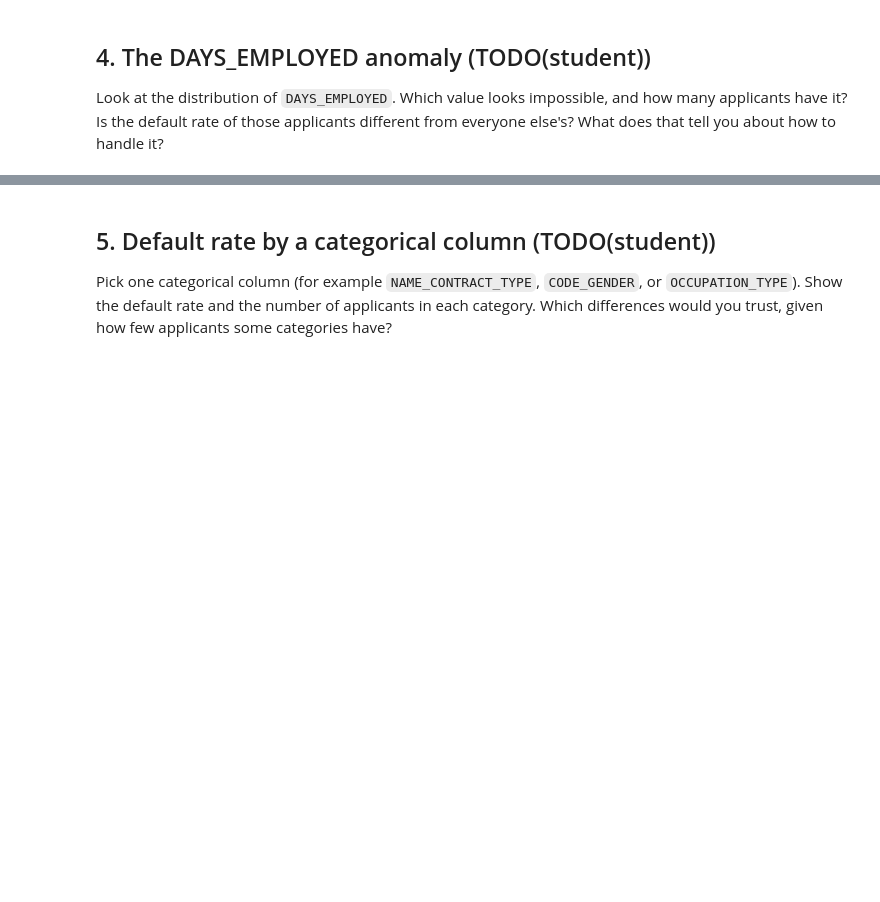
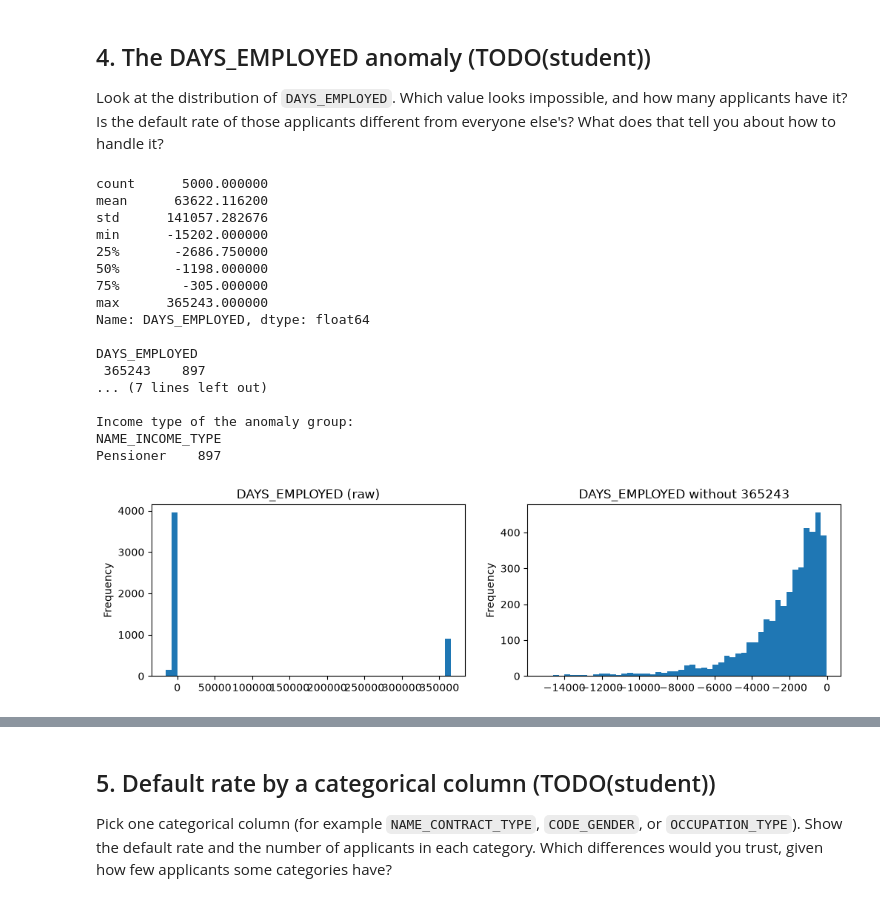
Before and after one commit to nguyennminh/ITAI-4153-Final-Project, a Jupyter notebook: credit-risk-week1/notebooks/01_eda.ipynb, the cells around one changed output, grey strips where cells are left out. Cells and saved outputs as stored; diff of their text form; code cells hidden in the pictures; blank space fills up the shorter version.

```diff
--- a/credit-risk-week1/notebooks/01_eda.ipynb
+++ b/credit-risk-week1/notebooks/01_eda.ipynb
@@ -48,4 +103,39 @@ Look at the distribution of `DAYS_EMPLOYED`. Which value looks impossible, and h
 applicants have it? Is the default rate of those applicants different from everyone else's?
 What does that tell you about how to handle it?
 # %%
-# TODO(student)
+print(app["DAYS_EMPLOYED"].describe())
+print()
+print(app["DAYS_EMPLOYED"].value_counts().head(3))
+
+ANOMALY = 365243
+is_anom = app["DAYS_EMPLOYED"] == ANOMALY
+print(f"\nApplicants with {ANOMALY}: {is_anom.sum():,} ({is_anom.mean():.1%})")
+print(f"Default rate, anomaly:  {app.loc[is_anom, 'TARGET'].mean():.2%}")
+print(f"Default rate, everyone else: {app.loc[~is_anom, 'TARGET'].mean():.2%}")
+print("\nIncome type of the anomaly group:")
+print(app.loc[is_anom, "NAME_INCOME_TYPE"].value_counts().to_string())
+
+fig, axes = plt.subplots(1, 2, figsize=(12, 3))
+app["DAYS_EMPLOYED"].plot.hist(bins=50, ax=axes[0], title="DAYS_EMPLOYED (raw)")
+app.loc[~is_anom, "DAYS_EMPLOYED"].hist(bins=50, ax=axes[1])
+axes[1].set_title(f"DAYS_EMPLOYED without {ANOMALY}")
+plt.show()
+# %% [output]
+count      5000.000000
+mean      63622.116200
+std      141057.282676
+min      -15202.000000
+25%       -2686.750000
+50%       -1198.000000
+75%        -305.000000
+max      365243.000000
+Name: DAYS_EMPLOYED, dtype: float64
+
+DAYS_EMPLOYED
+ 365243    897
+... (7 lines left out)
+
+Income type of the anomaly group:
+NAME_INCOME_TYPE
+Pensioner    897
+[figure, added]
```
Also changed, not shown: parts of 10 cells of this notebook, 6 other files.
